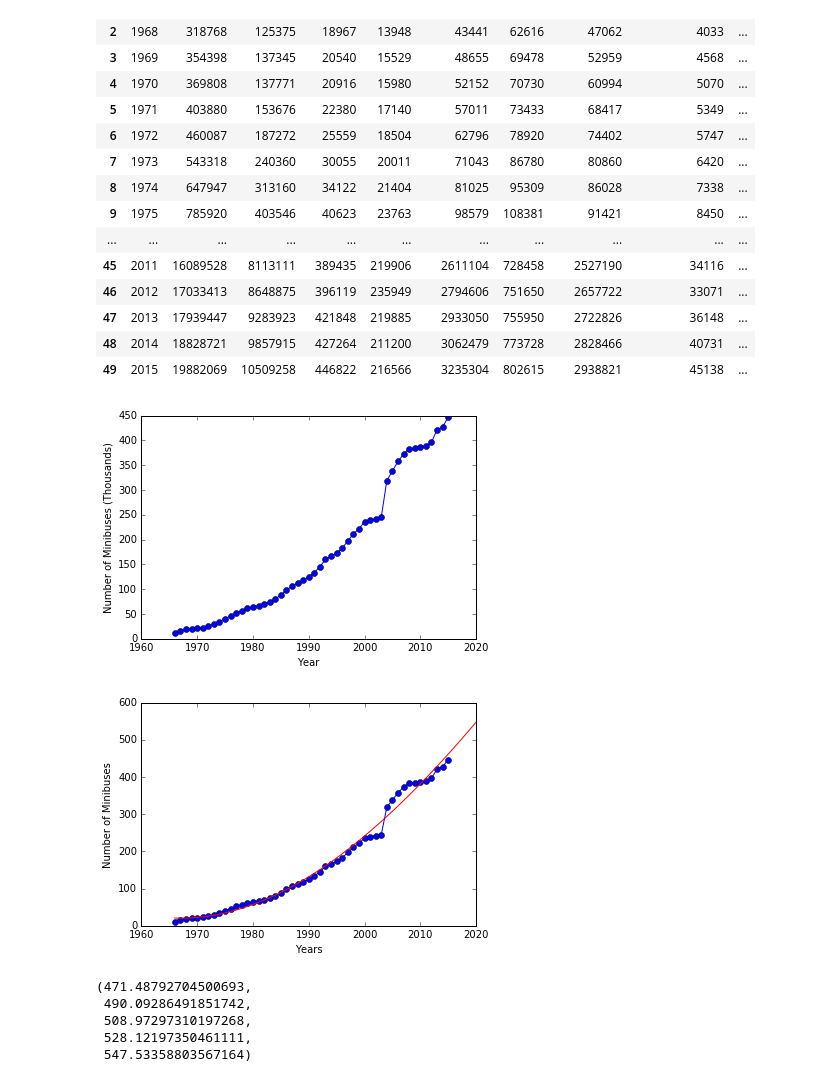
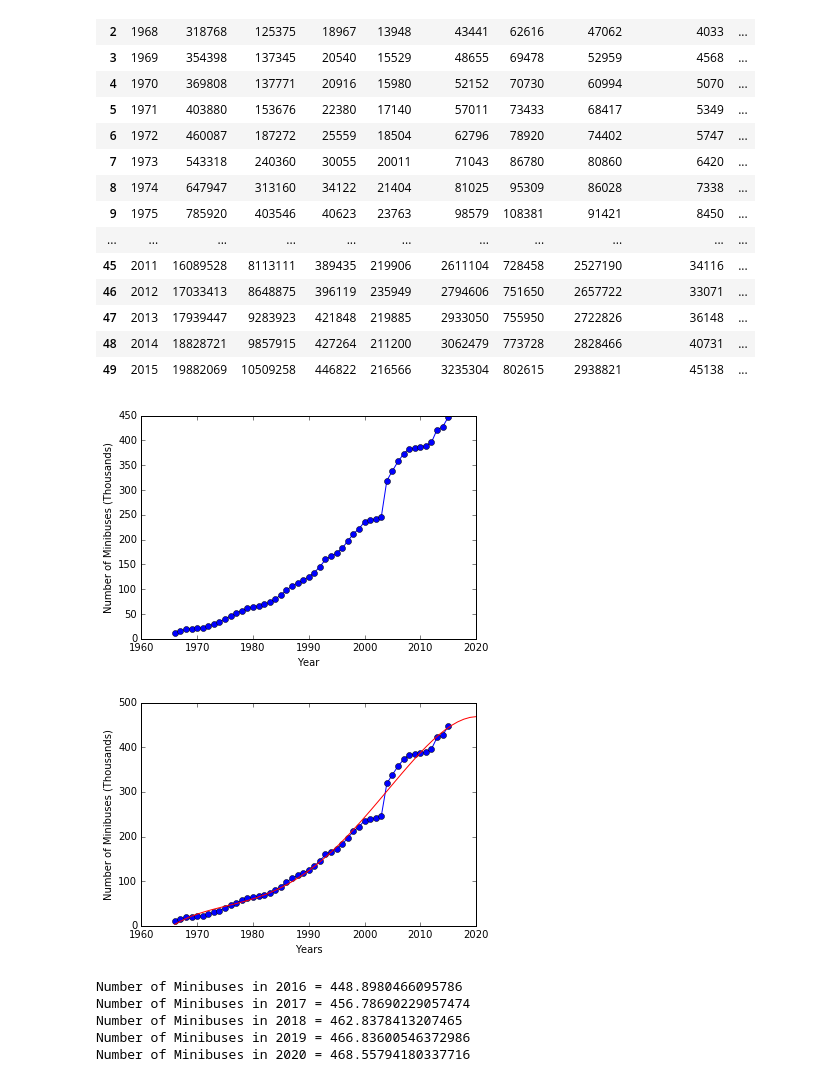
Before and after one commit to Bogazici-SWE546-Spring2016/SWE546_Assignment1, a Jupyter notebook: Assignment1.ipynb, the cells around one changed output. Cells and saved outputs as stored; diff of their text form; code cells hidden in the pictures.

Commit message:
graphics and results are combined for all the columns

```diff
--- a/Assignment1.ipynb
+++ b/Assignment1.ipynb
@@ -55,37 +55,46 @@ df_arac
 | 49 | 2015 | 19882069 | 10509258 | 446822 | 216566 | 3235304 | 802615 | 2938821 | 45138 | ... |
 # %%
 BaseYear = 1966
-Degree   = 3
+Degree   = 4
-# %%
-# Number of Minibuses
-x = np.matrix(df_arac.Year[0:]).T - BaseYear
-y = np.matrix(df_arac.Minibus[0:]).T / 1000
-
-plt.plot(x + BaseYear, y, 'o-')
-plt.xlabel('Year')
-plt.ylabel('Number of Minibuses (Thousands)')
-
-plt.show()
-# %% [output]
-[figure, removed]
 # %%
+label = 'Minibuses'
+
+x = np.matrix(df_arac.Year[0:]).T - BaseYear
+y = np.matrix(df_arac.Minibus[0:]).T / 1000
+
+plt.plot(x + BaseYear, y, 'o-')
+plt.xlabel('Year')
+plt.ylabel('Number of {0} (Thousands)'.format(label))
+
+plt.show()
+
 # Setup the vandermonde matrix
 N = len(x)
 
 A = np.hstack((np.power(x,i) for i in range(Degree+1)))
 w_ls,E,rank,sigma = np.linalg.lstsq(A, y)
 
 l2 = N + 5 #2016,2017,2018,2019,2020
 x2 = np.matrix(np.linspace(0,l2-1)).T
 A2 = np.hstack((np.power(x2,i) for i in range(Degree+1)))
 
 f = A2 * w_ls
 plt.plot(x  + BaseYear, y, 'o-')
 plt.plot(x2 + BaseYear, f, 'r')
 
 plt.xlabel('Years')
-plt.ylabel('Number of Minibuses')
+plt.ylabel('Number of {0} (Thousands)'.format(label))
 
 plt.show()
+
+number_of = [f[45].A1[0], f[46].A1[0], f[47].A1[0], f[48].A1[0], f[49].A1[0]]
+for index,value in enumerate(number_of):
+    print('Number of {0} in {1} = {2}'.format(label,index+2016,value))
 # %% [output]
-[figure, old version]
+[figure, new version]
+[figure, added]
+Number of Minibuses in 2016 = 448.8980466095786
+Number of Minibuses in 2017 = 456.78690229057474
+Number of Minibuses in 2018 = 462.8378413207465
+Number of Minibuses in 2019 = 466.83600546372986
+Number of Minibuses in 2020 = 468.55794180337716
@@ -94,8 +100,0 @@ num_2016,num_2017,num_2018,num_2019,num_2020 = f[45].A1[0], f[46].A1[0], f[47].A
-# %%
-num_2016,num_2017,num_2018,num_2019,num_2020
-# %% [output]
-(471.48792704500693,
- 490.09286491851742,
- 508.97297310197268,
- 528.12197350461111,
- 547.53358803567164)
```
Also changed, not shown: parts of 8 cells of this notebook.
